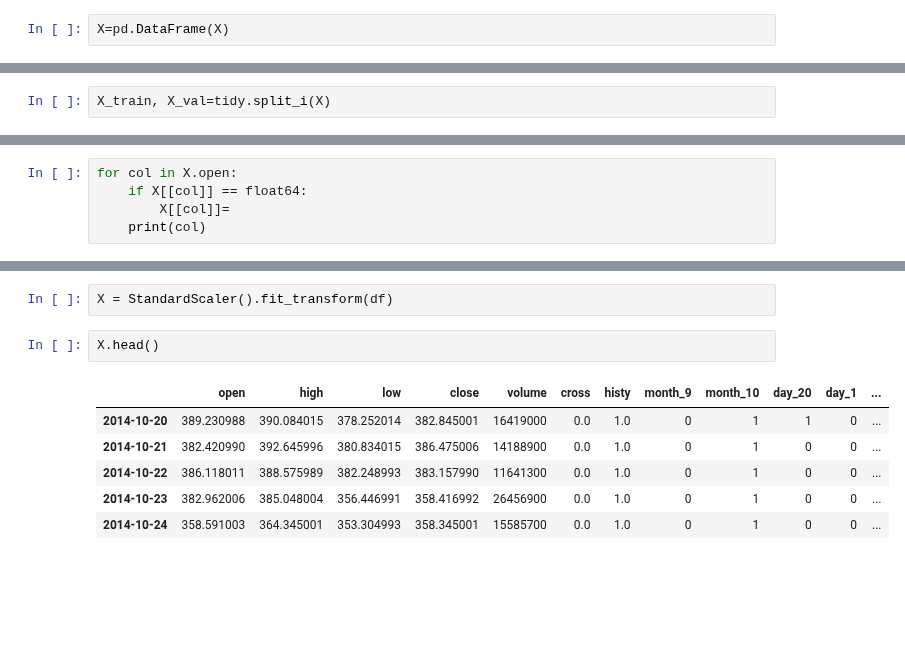
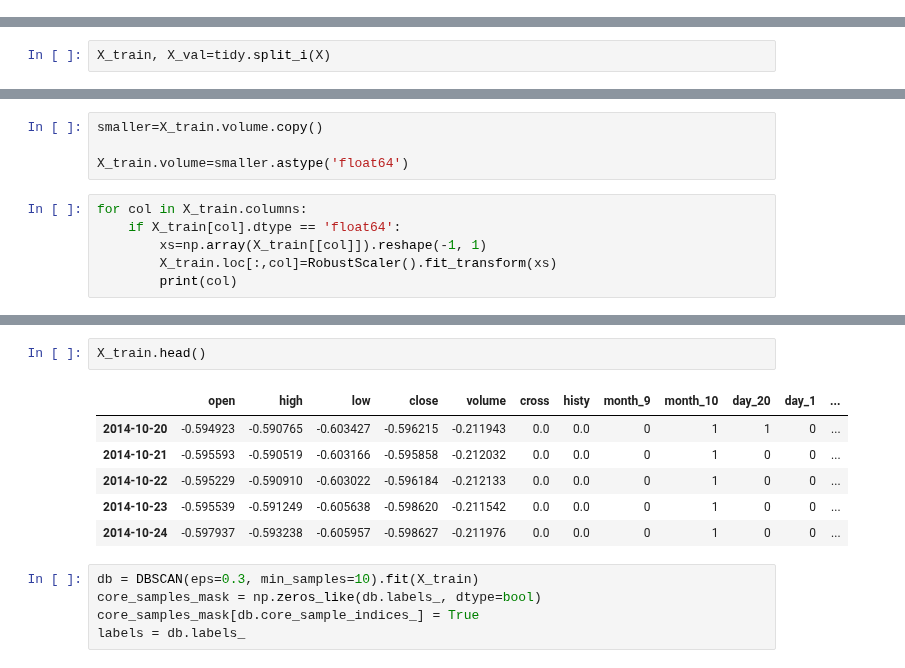
Before and after one commit to FinancialForecasters/financial_forecaster, a Jupyter notebook: hinzle.ipynb, the cells around one changed output, grey strips where cells are left out. Drawn from its saved outputs; the diff is of its cells as text; blank space fills up the shorter version.

```diff
--- a/hinzle.ipynb
+++ b/hinzle.ipynb
@@ -234,5 +233,3 @@ dtypes: bool(5), float64(16), int64(7)
 memory usage: 533.7 KB
 # %%
 X=df[['open', 'high', 'low', 'close', 'volume',  'cross', 'histy', 'month_9', 'month_10', 'day_20', 'day_1', 'day_9', 'atr_above_threshold_0.01', 'atr_above_threshold_0.05', 'atr_above_threshold_0.1', 'atr_above_threshold_0.2', 'atr_above_threshold_0.3', 'avg-fees-per-transaction', 'cost-per-transaction-percent', 'cost-per-transaction', 'difficulty', 'hash-rate', 'miners-revenue', 'transaction-fees-to-miners']]
-# %%
-X=pd.DataFrame(X)
@@ -251,6 +242,11 @@ dtype('float64')
+# %%
+smaller=X_train.volume.copy()
+
+X_train.volume=smaller.astype('float64')
 # %%
-for col in X.open:
-	if X[[col]] == float64:
-		X[[col]]=
-	print(col)
+for col in X_train.columns:
+	if X_train[col].dtype == 'float64':
+		xs=np.array(X_train[[col]]).reshape(-1, 1)
+		X_train.loc[:,col]=RobustScaler().fit_transform(xs)
+		print(col)
 # %% [output]
@@ -274,11 +284,14 @@ for col in X.open:
-# %%
-X = StandardScaler().fit_transform(df)
 # %%
-X.head()
+X_train.head()
 # %% [output]
 |  | open | high | low | close | volume | cross | histy | month_9 | month_10 | day_20 | day_1 | ... |
-| 2014-10-20 | 389.230988 | 390.084015 | 378.252014 | 382.845001 | 16419000 | 0.0 | 1.0 | 0 | 1 | 1 | 0 | ... |
-| 2014-10-21 | 382.420990 | 392.645996 | 380.834015 | 386.475006 | 14188900 | 0.0 | 1.0 | 0 | 1 | 0 | 0 | ... |
-| 2014-10-22 | 386.118011 | 388.575989 | 382.248993 | 383.157990 | 11641300 | 0.0 | 1.0 | 0 | 1 | 0 | 0 | ... |
-| 2014-10-23 | 382.962006 | 385.048004 | 356.446991 | 358.416992 | 26456900 | 0.0 | 1.0 | 0 | 1 | 0 | 0 | ... |
-| 2014-10-24 | 358.591003 | 364.345001 | 353.304993 | 358.345001 | 15585700 | 0.0 | 1.0 | 0 | 1 | 0 | 0 | ... |
+| 2014-10-20 | -0.594923 | -0.590765 | -0.603427 | -0.596215 | -0.211943 | 0.0 | 0.0 | 0 | 1 | 1 | 0 | ... |
+| 2014-10-21 | -0.595593 | -0.590519 | -0.603166 | -0.595858 | -0.212032 | 0.0 | 0.0 | 0 | 1 | 0 | 0 | ... |
+| 2014-10-22 | -0.595229 | -0.590910 | -0.603022 | -0.596184 | -0.212133 | 0.0 | 0.0 | 0 | 1 | 0 | 0 | ... |
+| 2014-10-23 | -0.595539 | -0.591249 | -0.605638 | -0.598620 | -0.211542 | 0.0 | 0.0 | 0 | 1 | 0 | 0 | ... |
+| 2014-10-24 | -0.597937 | -0.593238 | -0.605957 | -0.598627 | -0.211976 | 0.0 | 0.0 | 0 | 1 | 0 | 0 | ... |
+# %%
+db = DBSCAN(eps=0.3, min_samples=10).fit(X_train)
+core_samples_mask = np.zeros_like(db.labels_, dtype=bool)
+core_samples_mask[db.core_sample_indices_] = True
+labels = db.labels_
```
Also changed, not shown: parts of 19 cells of this notebook.
